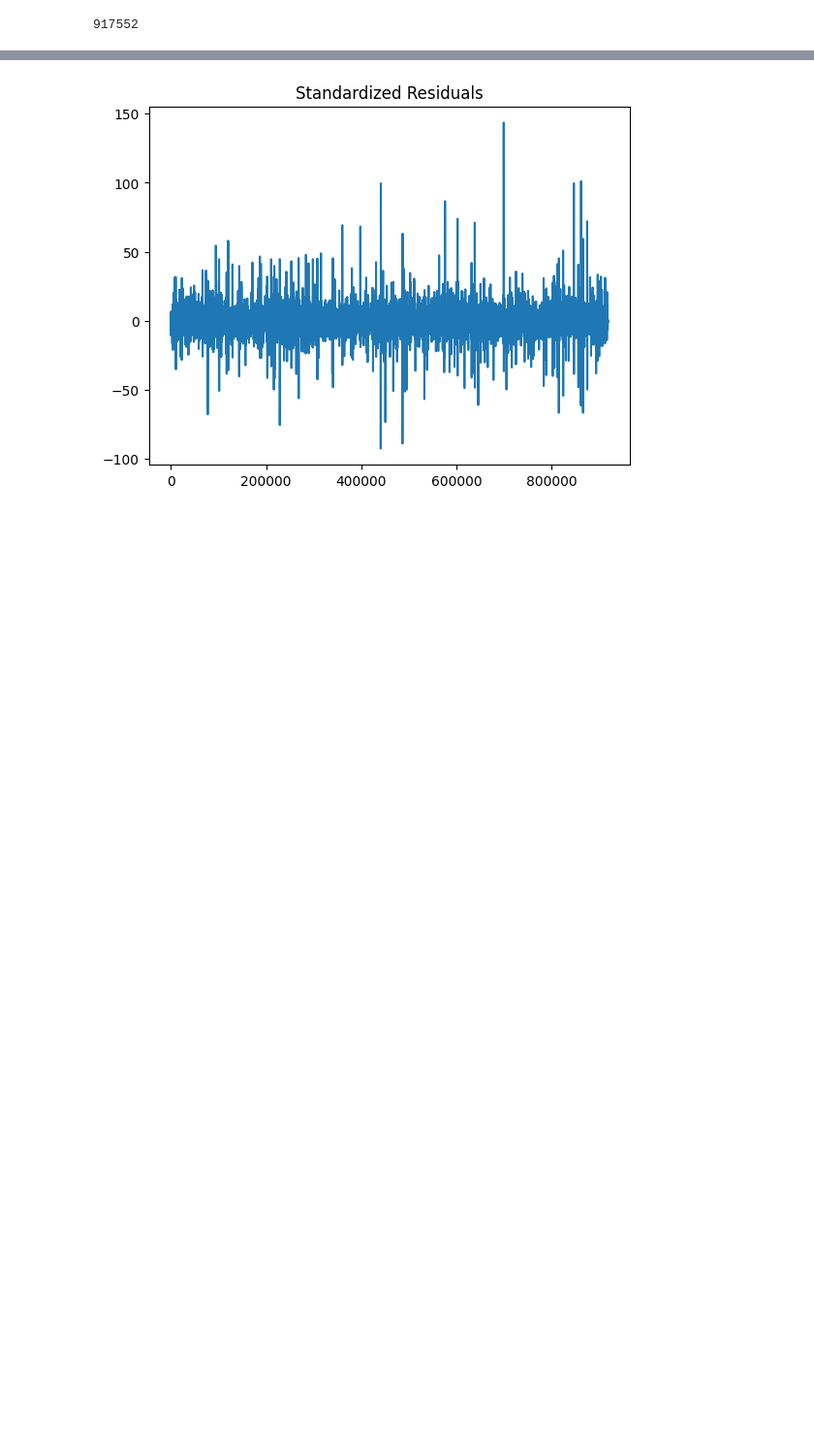
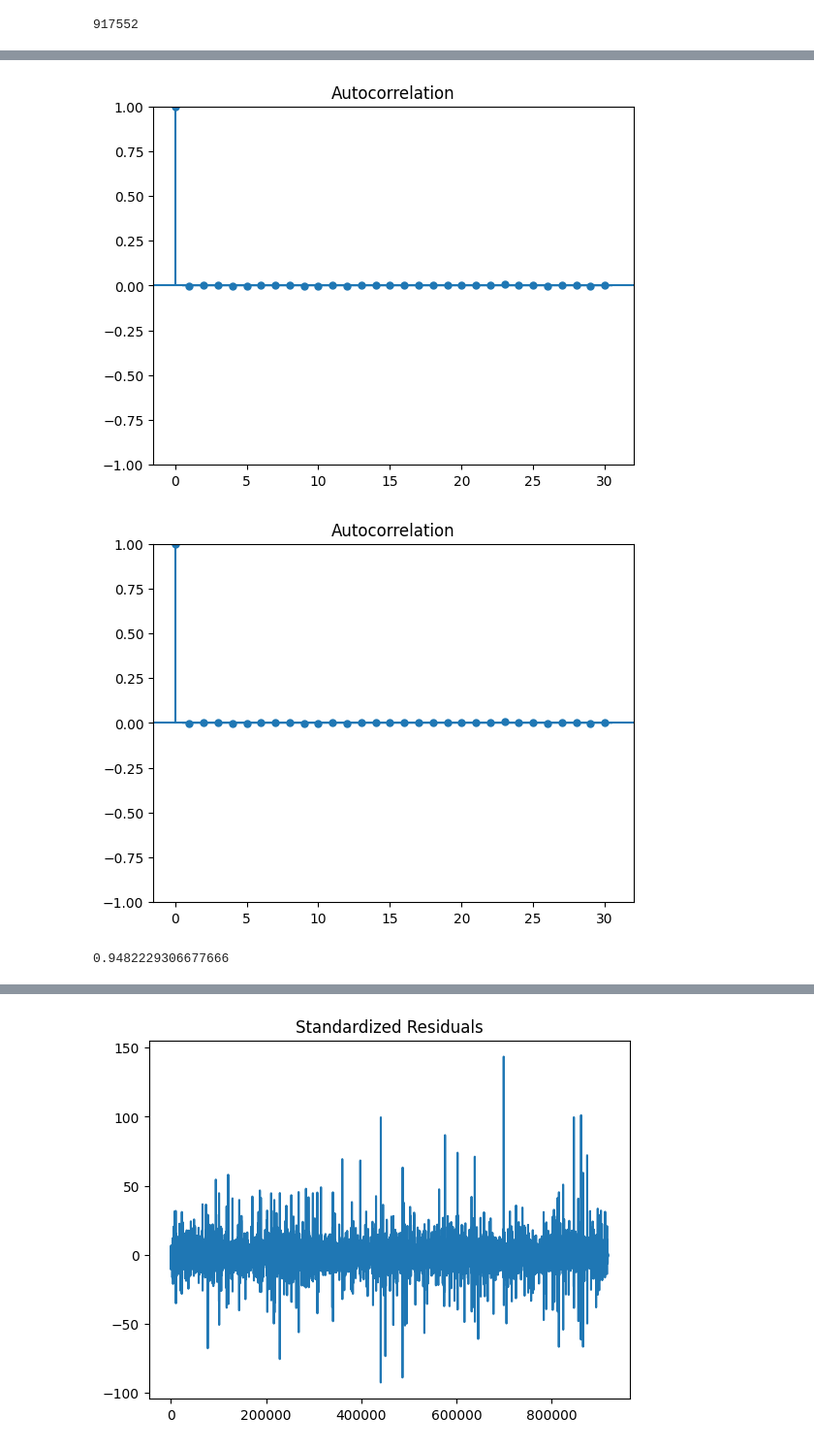
Before and after one commit to MarkDeng86/VolatilityPredictionDeepLearning, a Jupyter notebook: “OptiverRV_ipynb”的副本.ipynb, the cells around one changed output, grey strips where cells are left out. Shown at 97% size. Drawn from its saved outputs; the diff is of its cells as text; code cells hidden in the pictures; blank space fills up the shorter version.

```diff
--- a/“OptiverRV_ipynb”的副本.ipynb
+++ b/“OptiverRV_ipynb”的副本.ipynb
@@ -282,5 +285,14 @@ len(returns)
 # %%
-# plot_acf(returns[:50000]**2, lags=30)
+plot_acf(returns[:50000]**2, lags=30)
+# %% [output]
+[figure, added]
+[figure, added]
+# %%
+from statsmodels.stats.diagnostic import het_arch
+stat, pval, _, _ = het_arch(returns, nlags=10)
+print(pval)
+# %% [output]
+0.9482229306677666
 # %%
 !pip install arch
 # %% [output]
```
Also changed, not shown: parts of 9 cells of this notebook.
